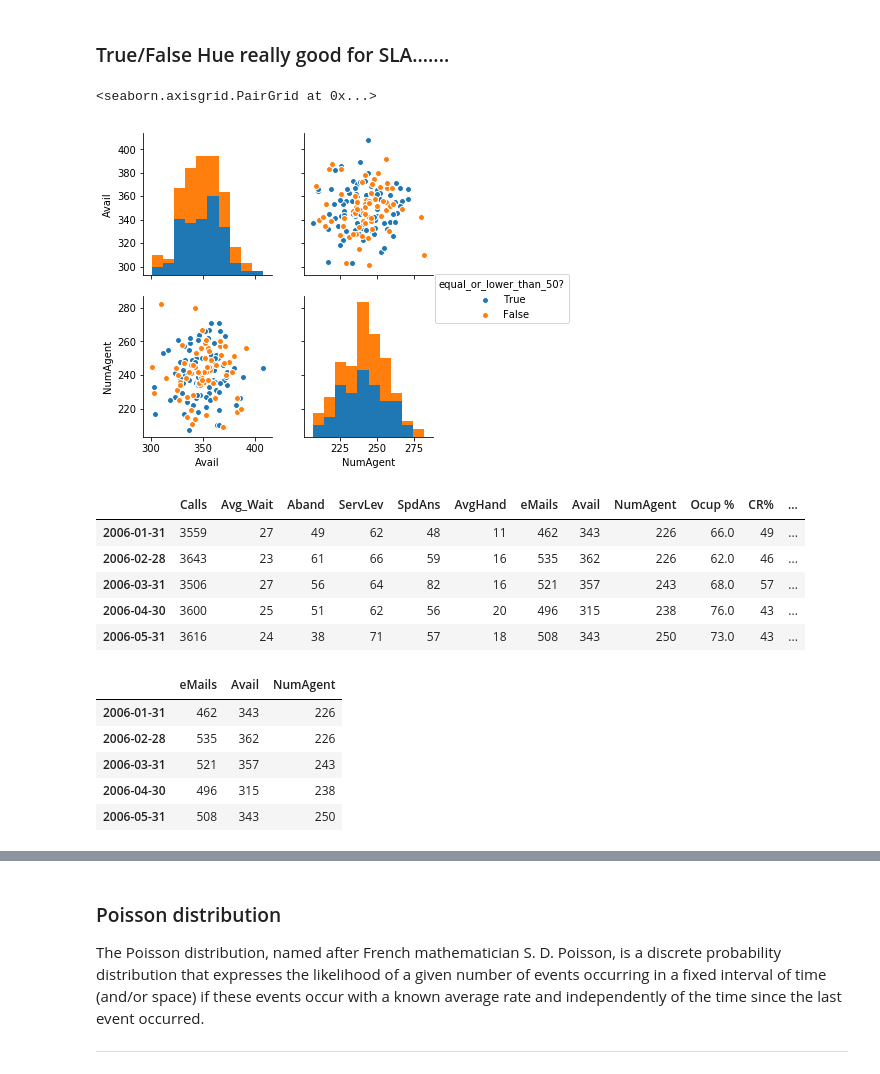
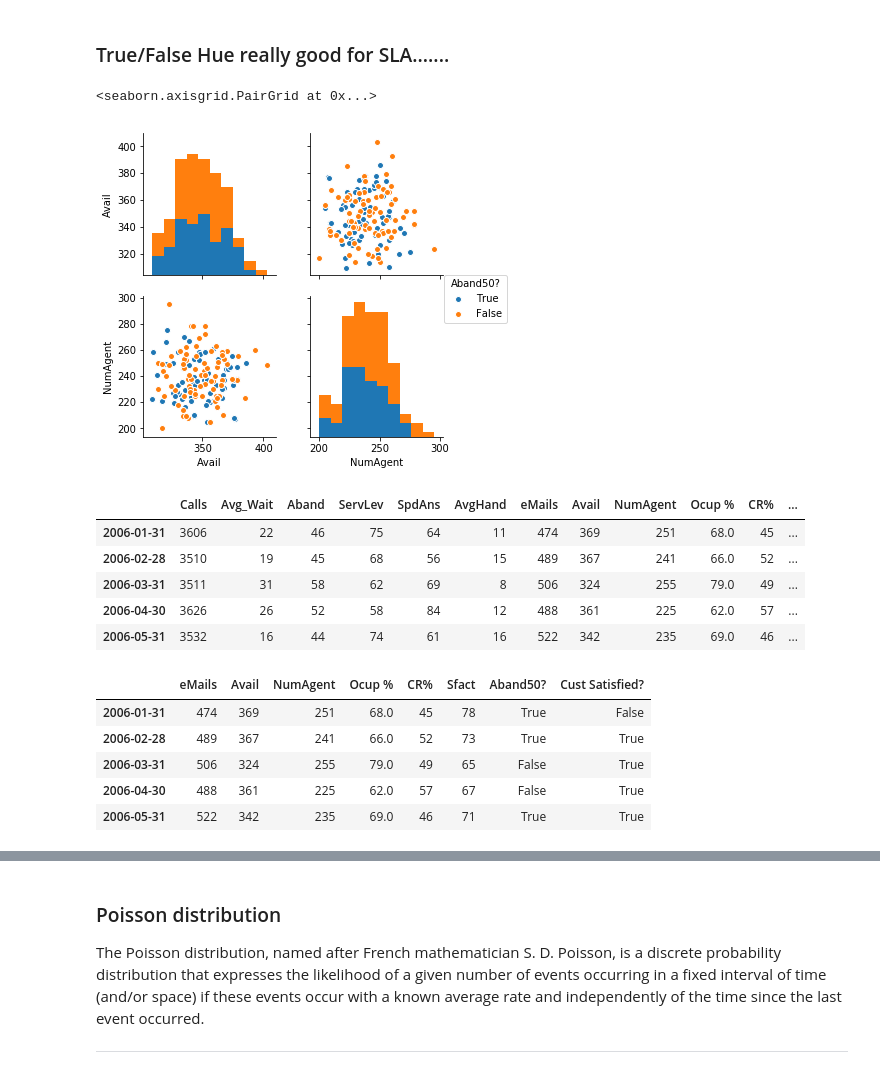
Before and after one commit to eamonnofarrell/Programming_Project, a Jupyter notebook: Prog_Project.ipynb, the cells around one changed output, grey strips where cells are left out. Cells and saved outputs as stored; diff of their text form; code cells hidden in the pictures.

```diff
--- a/Prog_Project.ipynb
+++ b/Prog_Project.ipynb
@@ -178,8 +180,8 @@ Temp.head()
 # %% [markdown]
 ### Greater or equal to !!!  Really GOOD!!!!!!!
 # %%
-Calls.loc[Calls.Aband <= 50, 'equal_or_lower_than_50?'] = 'True'
-Calls.loc[Calls.Aband > 50, 'equal_or_lower_than_50?'] = 'False'
+Calls.loc[Calls.Aband <= 50, 'Aband50?'] = 'True'
+Calls.loc[Calls.Aband > 50, 'Aband50?'] = 'False'
 Calls.head()
 # %% [output]
 |  | Calls | Avg_Wait | Aband | ServLev | SpdAns | AvgHand | eMails | Avail | NumAgent | Ocup % | CR% | ... |
@@ -192,28 +210,28 @@ Calls.head()
 ### True/False Hue really good for SLA.......
 # %%
 import seaborn as sns
-sns.pairplot(Calls, hue='equal_or_lower_than_50?', vars=['Avail', 'NumAgent'])
+sns.pairplot(Calls, hue='Aband50?', vars=['Avail', 'NumAgent'])
 # %% [output]
 <seaborn.axisgrid.PairGrid at 0x...>
-[figure, old version]
+[figure, new version]
 # %%
-Calls.loc[Calls.Sfact <= 50, 'Cust Satisfied?'] = 'True'
-Calls.loc[Calls.Sfact > 50, 'Cust Satisfied?'] = 'False'
+Calls.loc[Calls.Sfact <= 75, 'Cust Satisfied?'] = 'True'
+Calls.loc[Calls.Sfact > 75, 'Cust Satisfied?'] = 'False'
 Calls.head()
 # %% [output]
 |  | Calls | Avg_Wait | Aband | ServLev | SpdAns | AvgHand | eMails | Avail | NumAgent | Ocup % | CR% | ... |
-| 2006-01-31 | 3559 | 27 | 49 | 62 | 48 | 11 | 462 | 343 | 226 | 66.0 | 49 | ... |
-| 2006-02-28 | 3643 | 23 | 61 | 66 | 59 | 16 | 535 | 362 | 226 | 62.0 | 46 | ... |
-| 2006-03-31 | 3506 | 27 | 56 | 64 | 82 | 16 | 521 | 357 | 243 | 68.0 | 57 | ... |
-| 2006-04-30 | 3600 | 25 | 51 | 62 | 56 | 20 | 496 | 315 | 238 | 76.0 | 43 | ... |
-| 2006-05-31 | 3616 | 24 | 38 | 71 | 57 | 18 | 508 | 343 | 250 | 73.0 | 43 | ... |
+| 2006-01-31 | 3606 | 22 | 46 | 75 | 64 | 11 | 474 | 369 | 251 | 68.0 | 45 | ... |
+| 2006-02-28 | 3510 | 19 | 45 | 68 | 56 | 15 | 489 | 367 | 241 | 66.0 | 52 | ... |
+| 2006-03-31 | 3511 | 31 | 58 | 62 | 69 | 8 | 506 | 324 | 255 | 79.0 | 49 | ... |
+| 2006-04-30 | 3626 | 26 | 52 | 58 | 84 | 12 | 488 | 361 | 225 | 62.0 | 57 | ... |
+| 2006-05-31 | 3532 | 16 | 44 | 74 | 61 | 16 | 522 | 342 | 235 | 69.0 | 46 | ... |
 # %%
-Calls1 = Calls.loc[:, 'eMails':'NumAgent']
+Calls1 = Calls.loc[:, 'eMails':'Cust Satisfied?']
 Calls1.head()
 # %% [output]
-|  | eMails | Avail | NumAgent |
-| 2006-01-31 | 462 | 343 | 226 |
-| 2006-02-28 | 535 | 362 | 226 |
-| 2006-03-31 | 521 | 357 | 243 |
-| 2006-04-30 | 496 | 315 | 238 |
-| 2006-05-31 | 508 | 343 | 250 |
+|  | eMails | Avail | NumAgent | Ocup % | CR% | Sfact | Aband50? | Cust Satisfied? |
+| 2006-01-31 | 474 | 369 | 251 | 68.0 | 45 | 78 | True | False |
+| 2006-02-28 | 489 | 367 | 241 | 66.0 | 52 | 73 | True | True |
+| 2006-03-31 | 506 | 324 | 255 | 79.0 | 49 | 65 | False | True |
+| 2006-04-30 | 488 | 361 | 225 | 62.0 | 57 | 67 | False | True |
+| 2006-05-31 | 522 | 342 | 235 | 69.0 | 46 | 71 | True | True |
```
Also changed, not shown: parts of 16 cells of this notebook.
